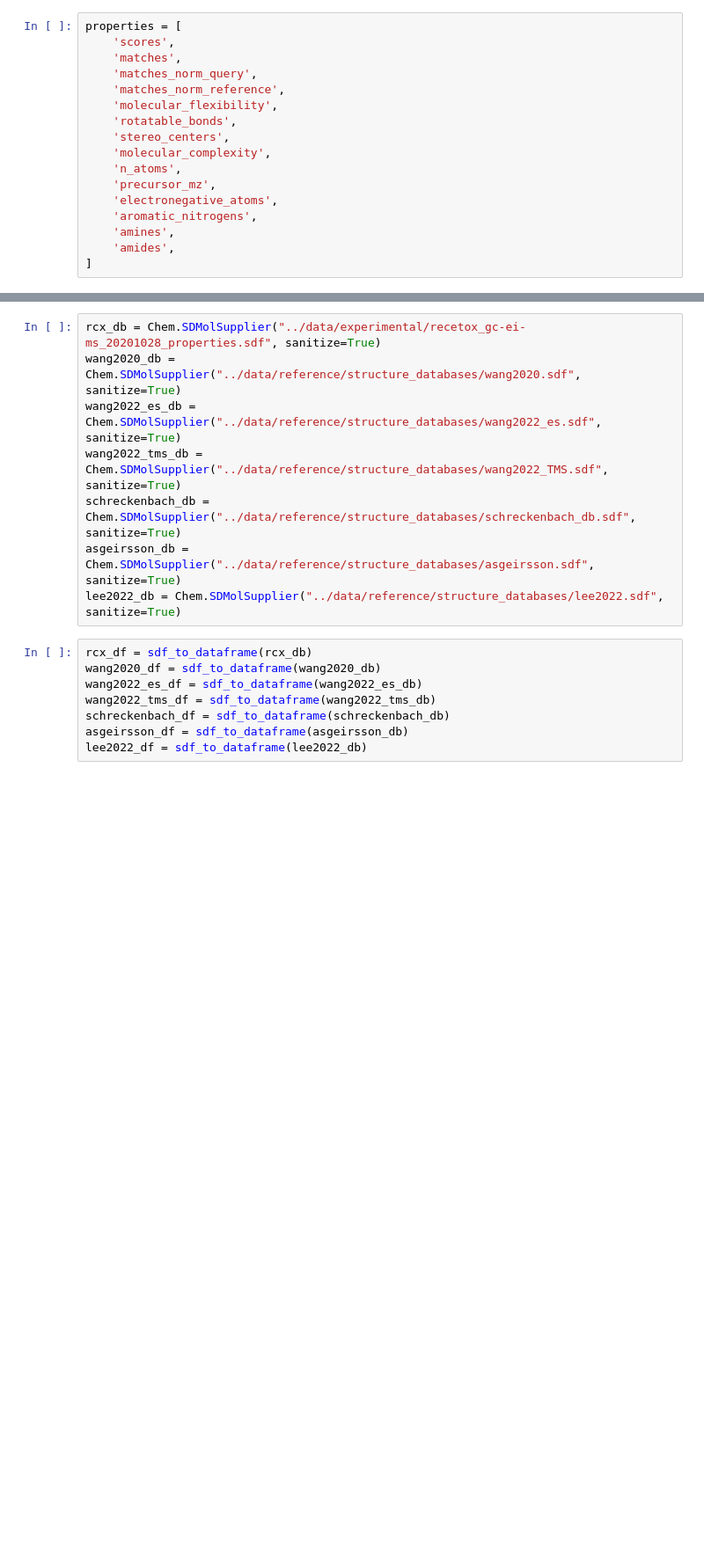
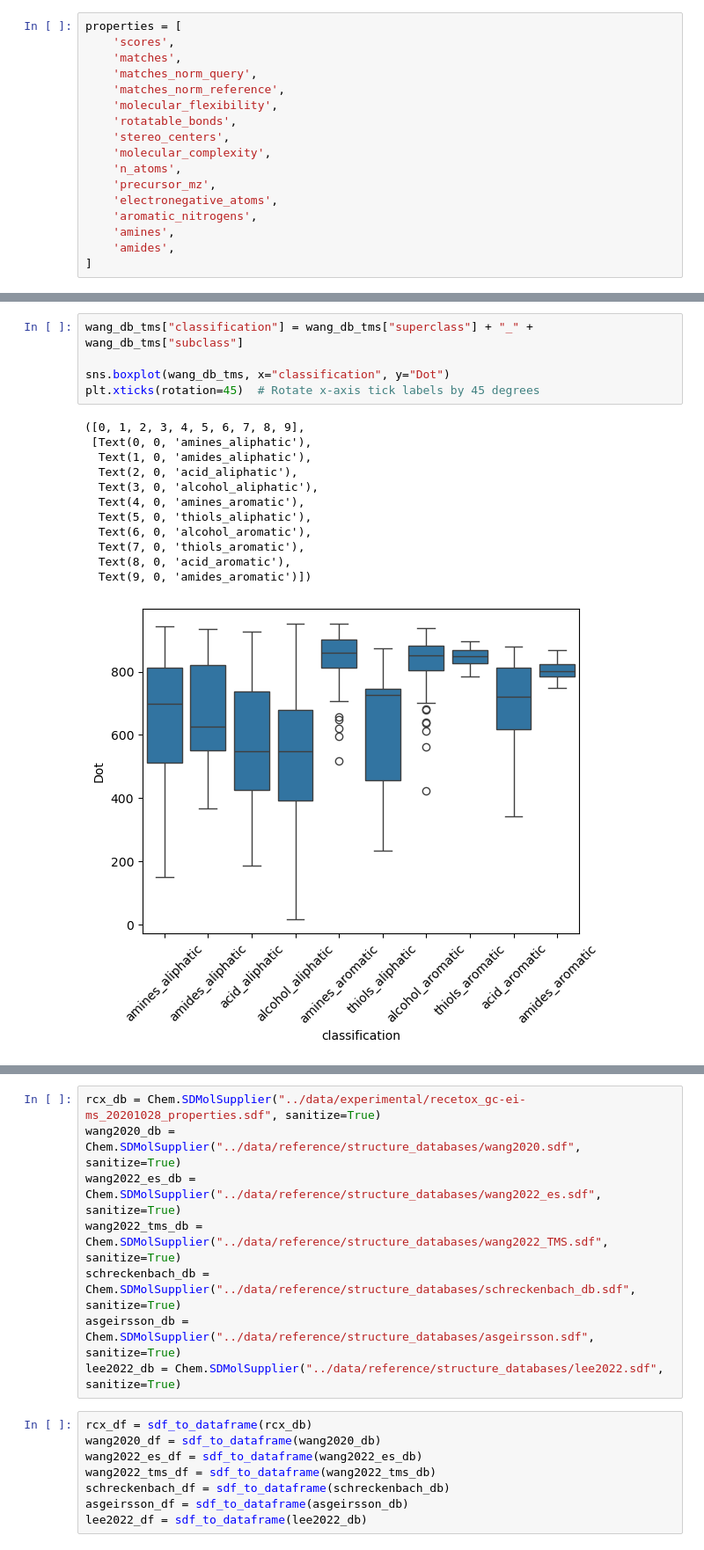
Before and after one commit to RECETOX/ei_spectra_predictions, a Jupyter notebook: analysis/Python_scripts/comparisons.ipynb, the cells around one changed output, grey strips where cells are left out. Shown at 88% size. Cells and saved outputs as stored; diff of their text form; blank space fills up the shorter version.

```diff
--- a/analysis/Python_scripts/comparisons.ipynb
+++ b/analysis/Python_scripts/comparisons.ipynb
@@ -61,0 +83,18 @@ our_means = df[properties].mean()
+# %%
+wang_db_tms["classification"] = wang_db_tms["superclass"] + "_" + wang_db_tms["subclass"]
+
+sns.boxplot(wang_db_tms, x="classification", y="Dot")
+plt.xticks(rotation=45)  # Rotate x-axis tick labels by 45 degrees
+# %% [output]
+([0, 1, 2, 3, 4, 5, 6, 7, 8, 9],
+ [Text(0, 0, 'amines_aliphatic'),
+  Text(1, 0, 'amides_aliphatic'),
+  Text(2, 0, 'acid_aliphatic'),
+  Text(3, 0, 'alcohol_aliphatic'),
+  Text(4, 0, 'amines_aromatic'),
+  Text(5, 0, 'thiols_aliphatic'),
+  Text(6, 0, 'alcohol_aromatic'),
+  Text(7, 0, 'thiols_aromatic'),
+  Text(8, 0, 'acid_aromatic'),
+  Text(9, 0, 'amides_aromatic')])
+[figure, added]
```
Also changed, not shown: parts of 12 cells of this notebook, 11 other files.
